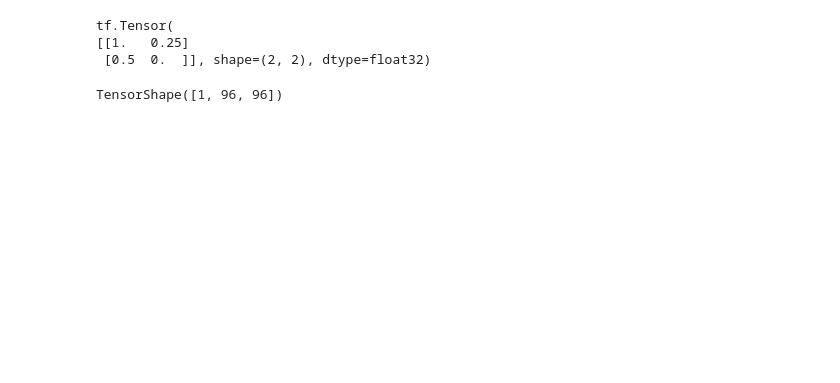
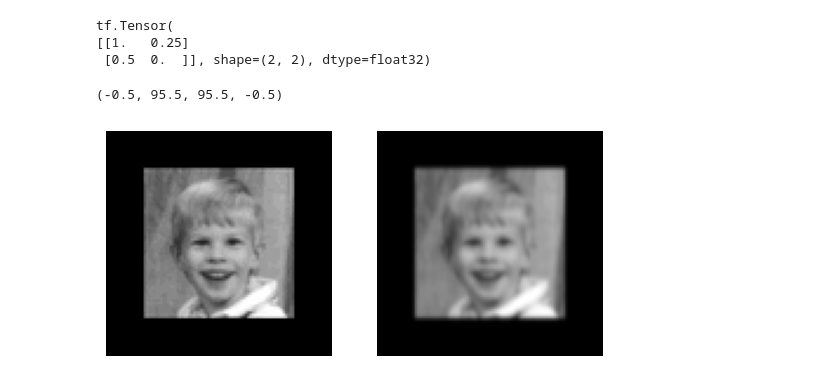
Before and after one commit to rashaad-meyer/ml_masters_uct, a Jupyter notebook: Deconvolution/Notebooks/Simple4fBlurUnblur.ipynb, the cells around one changed output. Cells and saved outputs as stored; diff of their text form; code cells hidden in the pictures; blank space fills up the shorter version.

```diff
--- a/Deconvolution/Notebooks/Simple4fBlurUnblur.ipynb
+++ b/Deconvolution/Notebooks/Simple4fBlurUnblur.ipynb
@@ -3,7 +3,7 @@ import numpy as np
 import tensorflow as tf
 import matplotlib.pyplot as plt
 # %%
-path = 'C:/Users/Rashaad/Documents/Postgrad/MastersUCT/Resources/Nicolls/kid.png'
+path = 'C:/Users/rasha/Downloads/kid.png'
 img = tf.keras.utils.load_img(path, color_mode='grayscale')
 x_train = tf.keras.utils.img_to_array(img)
 x_trian = np.array(x_train)
@@ -157,7 +157,19 @@ class DeconvDft2dLayer(layers.Layer):
         ym = tf.reshape(ym, (-1, ym.shape[-2], ym.shape[-1], 1))
         ym = tf.image.central_crop(ym, 1 / (1 + 2 * self.pad_amount))
         return ym
-# %%
-ym.shape
-# %% [output]
-TensorShape([1, 96, 96])
+# %%
+ym = tf.reshape(ym,  (1, 96, 96, 1))
+x_train =  tf.reshape(x_train,  (1, 96, 96, 1))
+
+plt.subplots(1, 2)
+
+plt.subplot(1, 2, 1)
+plt.imshow(x_train[0], cmap='gray')
+plt.axis('off')
+
+plt.subplot(1, 2, 2)
+plt.imshow(ym[0], cmap='gray')
+plt.axis('off')
+# %% [output]
+(-0.5, 95.5, 95.5, -0.5)
+[figure, added]
```
Also changed, not shown: parts of 3 cells of this notebook.
